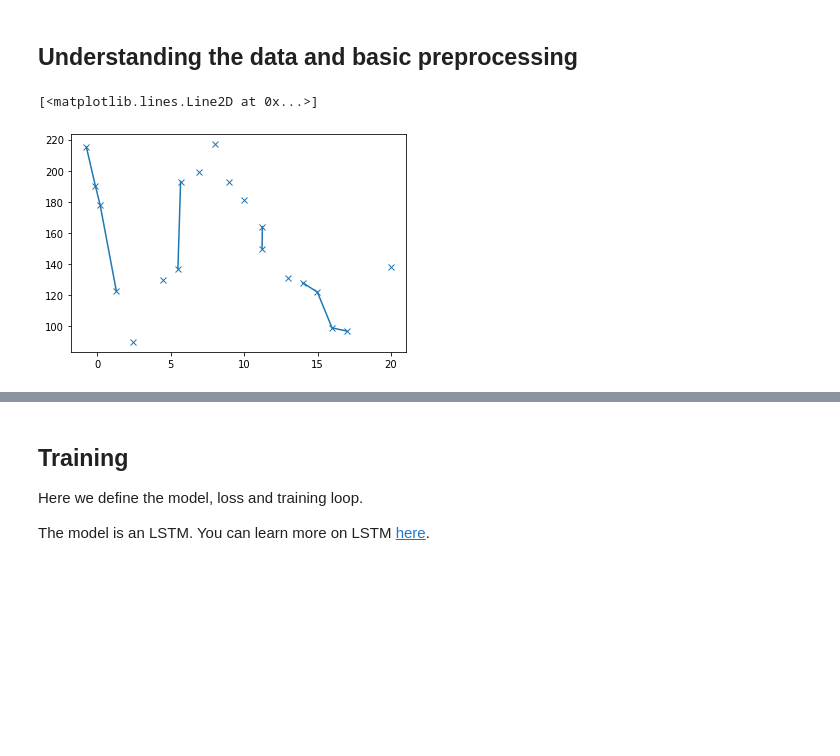
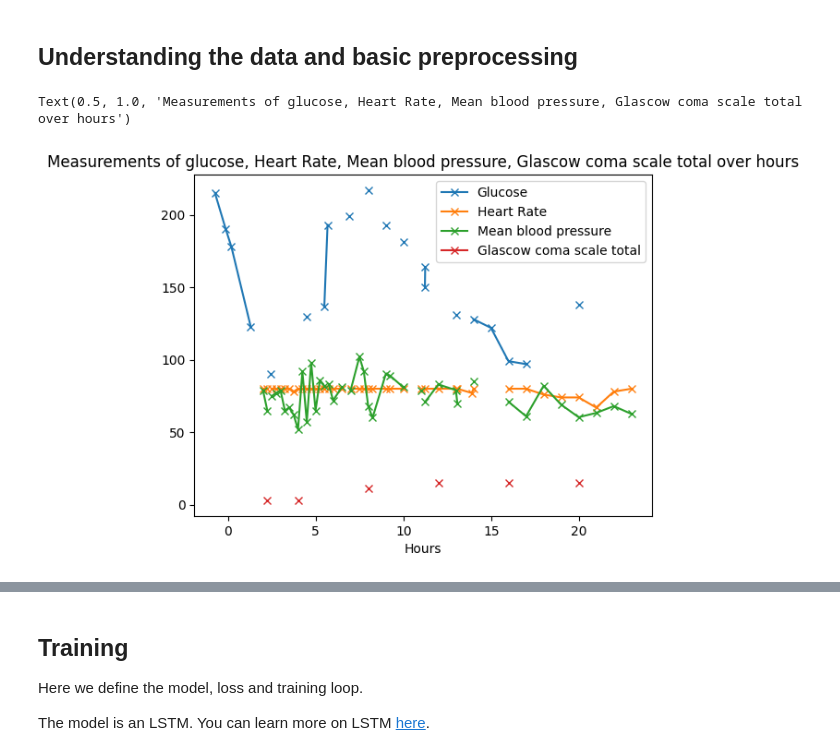
Before and after one commit to florencecornelissen/Mortality_Prediction, a Jupyter notebook: in_hospital_mortality_structured_v2.ipynb, the cells around one changed output, grey strips where cells are left out. Cells and saved outputs as stored; diff of their text form; code cells hidden in the pictures; blank space fills up the shorter version.

Commit message:
Understand data preprocessing

```diff
--- a/in_hospital_mortality_structured_v2.ipynb
+++ b/in_hospital_mortality_structured_v2.ipynb
@@ -248,16 +248,21 @@ def print_metrics_binary(y_true, predictions, logging, verbose=1):
 ## Understanding the data and basic preprocessing
 # %%
 # Add your code here (add any number of cell you may need)
-df = pd.read_csv('train/20/episode1_timeseries_264490.csv')
+df = pd.read_csv('test_text_data_2/train/20/episode1_timeseries_264490.csv')
 
 # Plot some variables
 x = df['Hours']
 y = df[['Glucose', 'Heart Rate', 'Mean blood pressure', 'Glascow coma scale total']]
 
 # plot glucose
 plt.plot(x,y['Glucose'], marker='x', label='Glucose')
-
+plt.plot(x,y['Heart Rate'], marker='x', label='Heart Rate')
+plt.plot(x,y['Mean blood pressure'], marker='x', label='Mean blood pressure')
+plt.plot(x,y['Glascow coma scale total'], marker='x', label='Glascow coma scale total')
+plt.legend()
+plt.xlabel('Hours')
+plt.title('Measurements of glucose, Heart Rate, Mean blood pressure, Glascow coma scale total over hours')
 # Add more plots
 # %% [output]
-[<matplotlib.lines.Line2D at 0x...>]
+Text(0.5, 1.0, 'Measurements of glucose, Heart Rate, Mean blood pressure, Glascow coma scale total over hours')
-[figure, old version]
+[figure, new version]
```
Also changed, not shown: parts of 14 cells of this notebook, 1 other file.
